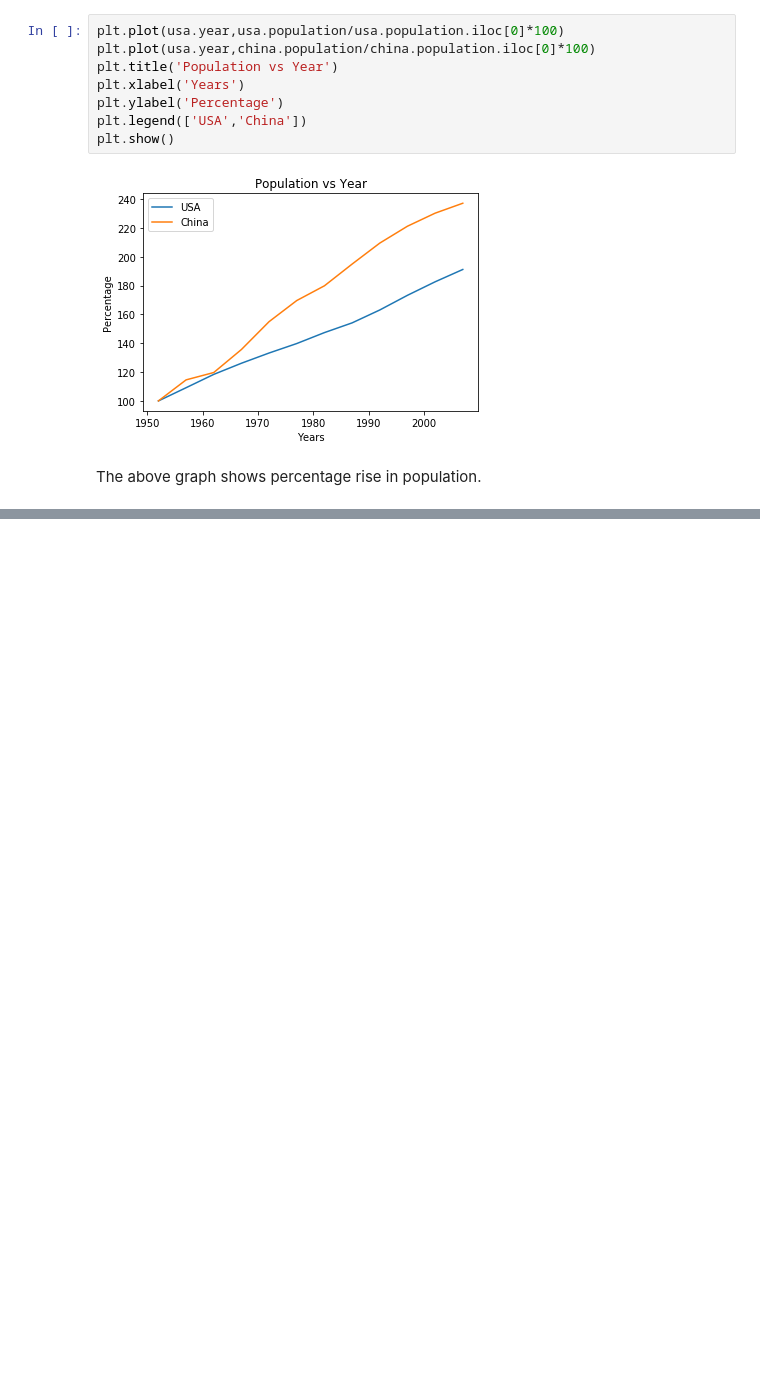
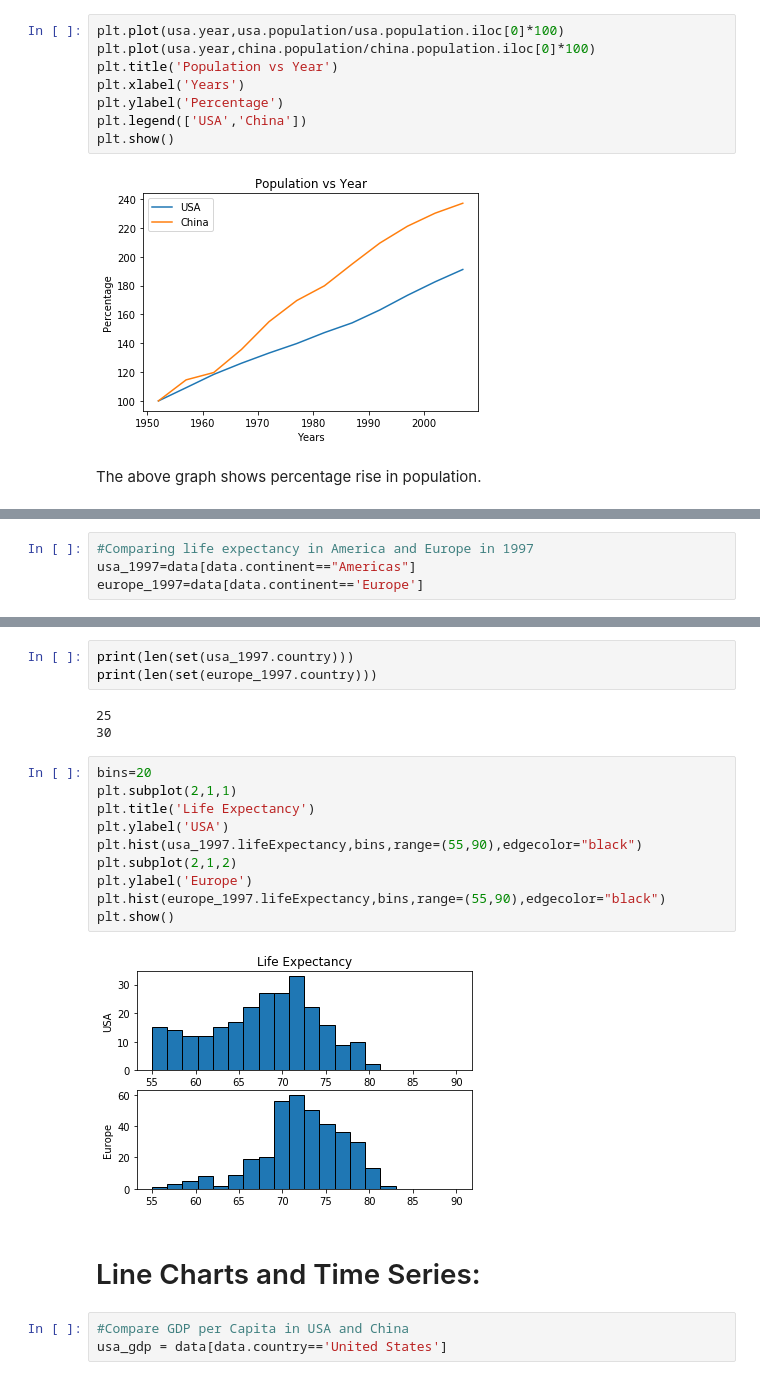
Before and after one commit to srushtips/Data-Visualisation-Basics, a Jupyter notebook: Data_Visualization_Python.ipynb, the cells around one changed output, grey strips where cells are left out. Saved outputs shown, nothing was run; the diff lists cells and outputs as text; blank space fills up the shorter version.

```diff
--- a/Data_Visualization_Python.ipynb
+++ b/Data_Visualization_Python.ipynb
@@ -215,0 +406,4 @@ The above graph shows percentage rise in population.
+# %%
+#Comparing life expectancy in America and Europe in 1997
+usa_1997=data[data.continent=="Americas"]
+europe_1997=data[data.continent=='Europe']
@@ -215,0 +419,23 @@ The above graph shows percentage rise in population.
+# %%
+print(len(set(usa_1997.country)))
+print(len(set(europe_1997.country)))
+# %% [output]
+25
+30
+# %%
+bins=20
+plt.subplot(2,1,1)
+plt.title('Life Expectancy')
+plt.ylabel('USA')
+plt.hist(usa_1997.lifeExpectancy,bins,range=(55,90),edgecolor="black")
+plt.subplot(2,1,2)
+plt.ylabel('Europe')
+plt.hist(europe_1997.lifeExpectancy,bins,range=(55,90),edgecolor="black")
+plt.show()
+# %% [output]
+[figure, added]
+# %% [markdown]
+# Line Charts and Time Series:
+# %%
+#Compare GDP per Capita in USA and China
+usa_gdp = data[data.country=='United States']
```
Also changed, not shown: parts of 71 cells of this notebook, 15 other files.
